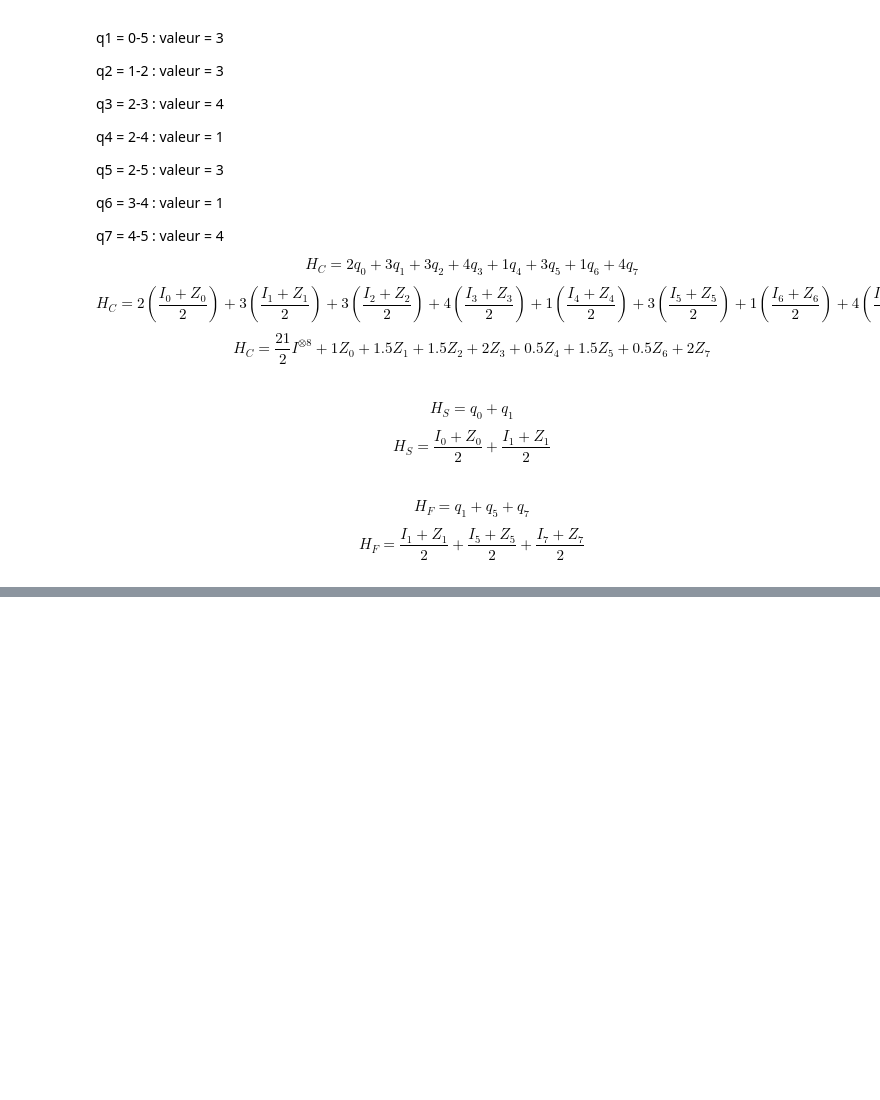
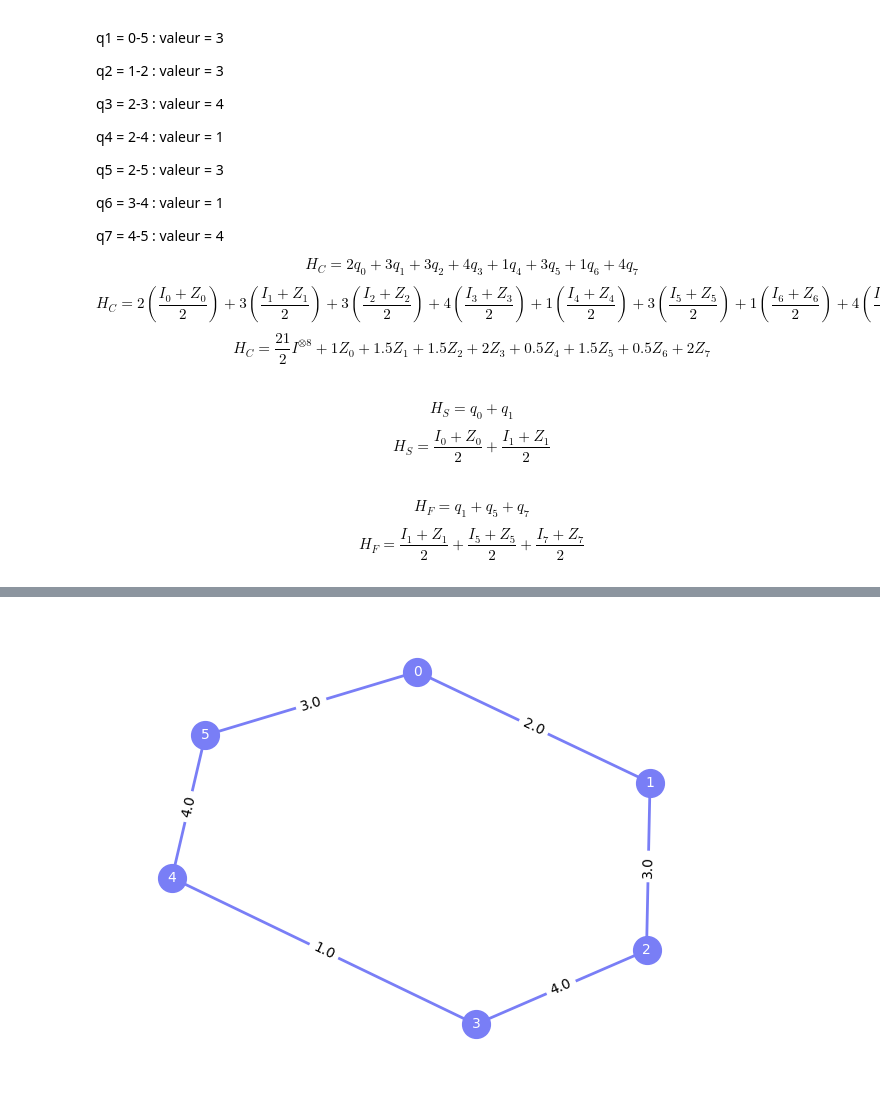
Before and after one commit to harshana20011/quactography, a Jupyter notebook: scripts/first_step_H_test.ipynb, the cells around one changed output, grey strips where cells are left out. Drawn from its saved outputs; the diff is of its cells as text; code cells hidden in the pictures; blank space fills up the shorter version.

```diff
--- a/scripts/first_step_H_test.ipynb
+++ b/scripts/first_step_H_test.ipynb
@@ -239,0 +299,27 @@ objective_function(1)
+# %%
+# Plot graph
+
+G = nx.Graph()
+G.add_edge(0, 1, weight=2.0)
+G.add_edge(1, 2, weight=3.0)
+G.add_edge(2, 3, weight=4.0)
+# G.add_edge(2, 4, weight=1.0)
+# G.add_edge(2, 5, weight=3.0)
+G.add_edge(3, 4, weight=1.0)
+G.add_edge(4, 5, weight=4.0)
+G.add_edge(5, 0, weight=3.0)
+pos = nx.spring_layout(G, seed=7)
+edge_labels = nx.get_edge_attributes(G, "weight")
+nx.draw_networkx_nodes(G, pos, node_size=400, node_color="#797EF6")
+nx.draw_networkx_edges(G, pos, width=2, edge_color="#797EF6")
+nx.draw_networkx_labels(G, pos, font_size=10, font_family="sans-serif", font_color="w")
+nx.draw_networkx_edge_labels(G, pos, edge_labels)
+
+
+ax = plt.gca()
+ax.margins(0.08)
+plt.axis("off")
+plt.tight_layout()
+plt.show()
+# %% [output]
+[figure, added]
```
Also changed, not shown: parts of 17 cells of this notebook, 3 other files.
